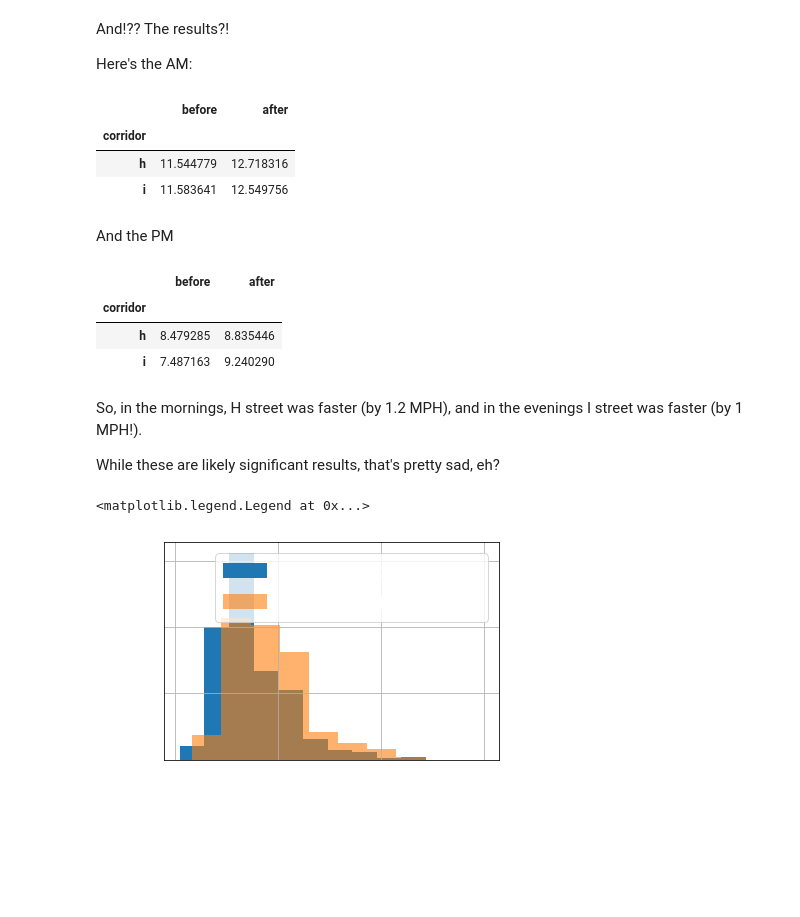
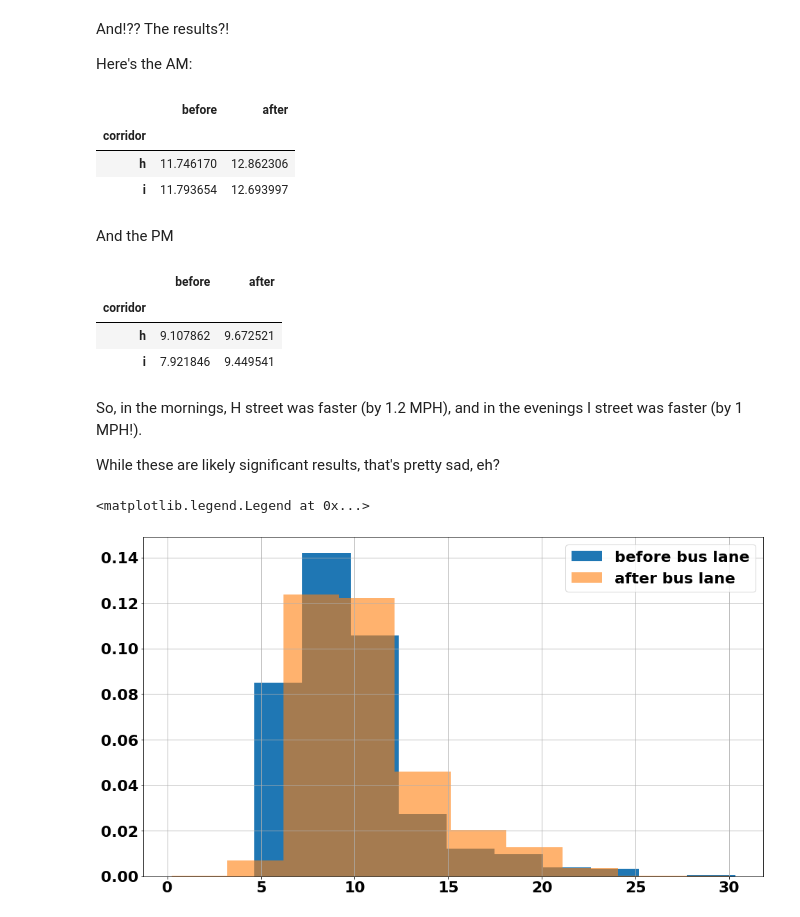
Before and after one commit to cmoscardi/dc_bus_stuff, a Jupyter notebook: h_street_intervention/h_street_pretty_analysis.ipynb, the cells around one changed output. Saved outputs shown, nothing was run; the diff lists cells and outputs as text; code cells hidden in the pictures; blank space fills up the shorter version.

```diff
--- a/h_street_intervention/h_street_pretty_analysis.ipynb
+++ b/h_street_intervention/h_street_pretty_analysis.ipynb
@@ -32,7 +33,12 @@ mpl.rcParams['ytick.color'] = COLOR
 # %% [markdown]
 If you're interested in how I developed these speed estimates, take a look at this notebook outlining the steps: [notebook link](NOTEOBOK LINK NEEDDS TO GO HERE)
 # %%
-dfs = pd.concat([pd.read_csv(x) for x in glob.glob("../output/*.csv") if "bad" not in x])
+def process_fname(fname):
+    df = pd.read_csv(fname)
+    df["date"] = fname.split("/")[-1].split(".")[0]
+    return df
+
+dfs = pd.concat([process_fname(x) for x in glob.glob("../output/*.csv") if "bad" not in x], ignore_index=True)
 del dfs['Unnamed: 0']
 dfs = dfs.dropna(subset=["rate"])
 dfs["start_t"] = pd.to_datetime(dfs["start_t"])
@@ -78,6 +84,10 @@ Sooooo, have the buses been faster since the bus lanes got installed?!?! Let's m
 - 4PM to 6:30PM in the evening
 
 So, let's filter appropriately.
+# %%
+old_dfs = dfs
+# %%
+dfs = old_dfs[(old_dfs.n <= 10)]
 # %%
 # first, weekdays only
 weekdays_only = dfs[~dfs["start_weekday"].isin({"Saturday", "Sunday"})]
@@ -113,8 +123,8 @@ am_results
 # %% [output]
 |  | before | after |
 | corridor |  |  |
-| h | 11.544779 | 12.718316 |
-| i | 11.583641 | 12.549756 |
+| h | 11.746170 | 12.862306 |
+| i | 11.793654 | 12.693997 |
 # %% [markdown]
 And the PM
 # %%
@@ -122,8 +132,8 @@ pm_results
 # %% [output]
 |  | before | after |
 | corridor |  |  |
-| h | 8.479285 | 8.835446 |
-| i | 7.487163 | 9.240290 |
+| h | 9.107862 | 9.672521 |
+| i | 7.921846 | 9.449541 |
 # %% [markdown]
 So, in the mornings, H street was faster (by 1.2 MPH), and in the evenings I street was faster (by 1  MPH!).
 
@@ -131,12 +141,12 @@ While these are likely significant results, that's pretty sad, eh?
 # %%
 i_pm_before = pm_before[pm_before.corridor == "i"]
 i_pm_after = pm_after[pm_after.corridor == "i"]
-i_pm_before.rate.hist(density=True, label='before bus lane')
+i_pm_before.rate.hist(density=True, label='before bus lane',  figsize=(16, 9))
 ax = i_pm_after.rate.hist(alpha=.6, density=True, label='after bus lane')
 ax.legend()
 # %% [output]
 <matplotlib.legend.Legend at 0x...>
-[figure, old version]
+[figure, new version]
 # %%
 h_am_before = am_before[am_before.corridor == "h"]
 h_am_after = am_after[am_after.corridor == "h"]
```
Also changed, not shown: parts of 7 cells of this notebook, 5 other files.
